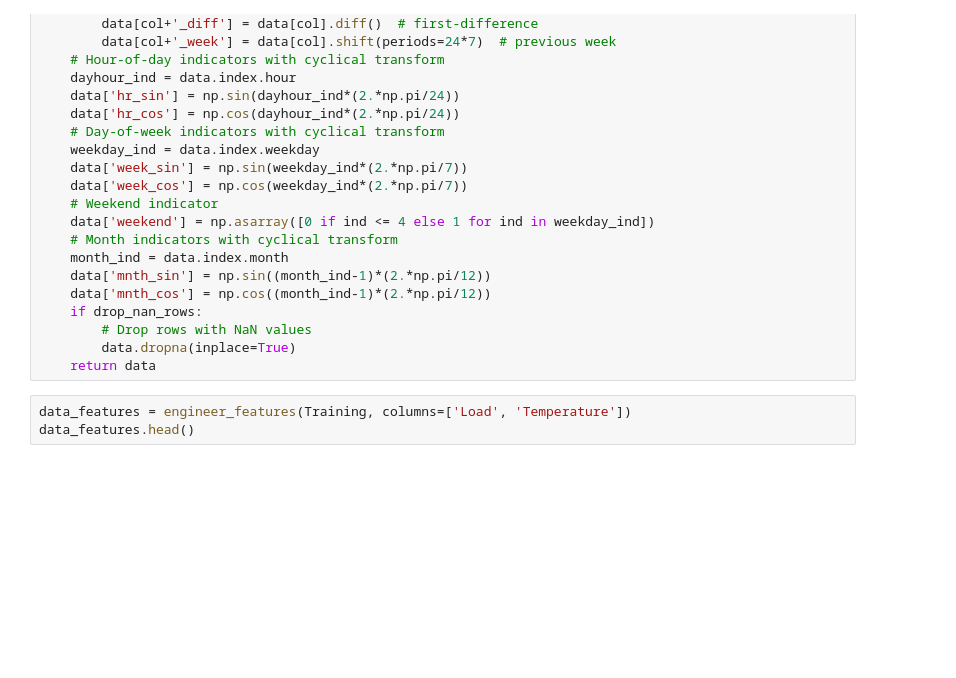
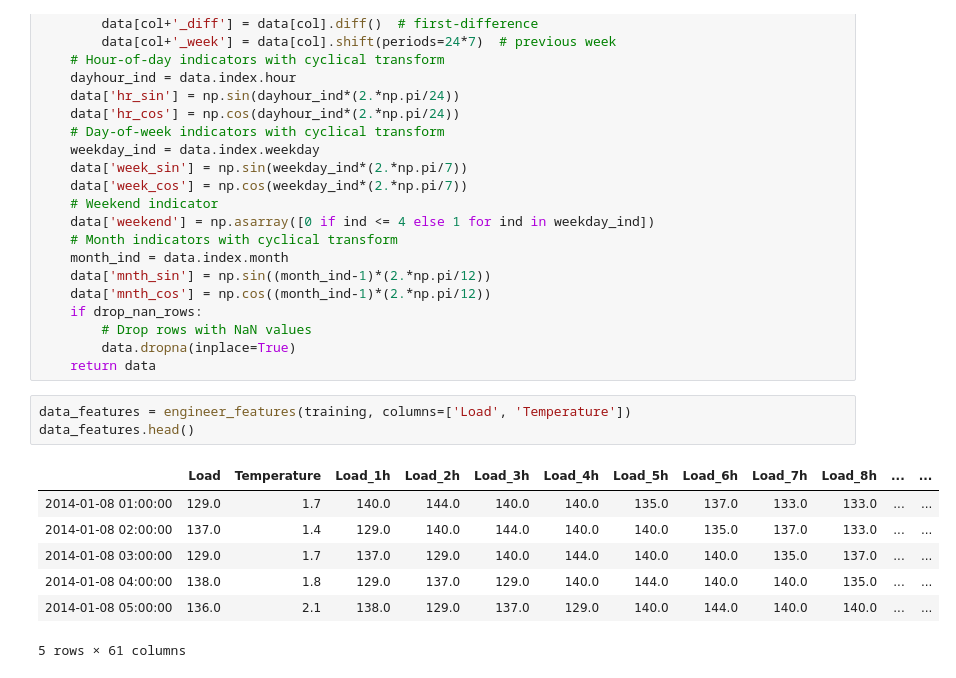
Before and after one commit to NilsJakob/Electric-Energy-Load-Demand-Forecasting-for-Rural-Area, a Jupyter notebook: data_log.ipynb, the cells around one changed output. Drawn from its saved outputs; the diff is of its cells as text; blank space fills up the shorter version.

```diff
--- a/data_log.ipynb
+++ b/data_log.ipynb
@@ -106,7 +122,15 @@ def engineer_features(dataframe, columns, time_lags=24, drop_nan_rows=True):
         data.dropna(inplace=True)
     return data
 # %%
-data_features = engineer_features(Training, columns=['Load', 'Temperature'])
+data_features = engineer_features(training, columns=['Load', 'Temperature'])
 data_features.head()
+# %% [output]
+|  | Load | Temperature | Load_1h | Load_2h | Load_3h | Load_4h | Load_5h | Load_6h | Load_7h | Load_8h | ... | ... |
+| 2014-01-08 01:00:00 | 129.0 | 1.7 | 140.0 | 144.0 | 140.0 | 140.0 | 135.0 | 137.0 | 133.0 | 133.0 | ... | ... |
+| 2014-01-08 02:00:00 | 137.0 | 1.4 | 129.0 | 140.0 | 144.0 | 140.0 | 140.0 | 135.0 | 137.0 | 133.0 | ... | ... |
+| 2014-01-08 03:00:00 | 129.0 | 1.7 | 137.0 | 129.0 | 140.0 | 144.0 | 140.0 | 140.0 | 135.0 | 137.0 | ... | ... |
+| 2014-01-08 04:00:00 | 138.0 | 1.8 | 129.0 | 137.0 | 129.0 | 140.0 | 144.0 | 140.0 | 140.0 | 135.0 | ... | ... |
+| 2014-01-08 05:00:00 | 136.0 | 2.1 | 138.0 | 129.0 | 137.0 | 129.0 | 140.0 | 144.0 | 140.0 | 140.0 | ... | ... |
+5 rows × 61 columns
 # %%
 print(data_features.columns)
```
Also changed, not shown: parts of 7 cells of this notebook, 2 other files.
